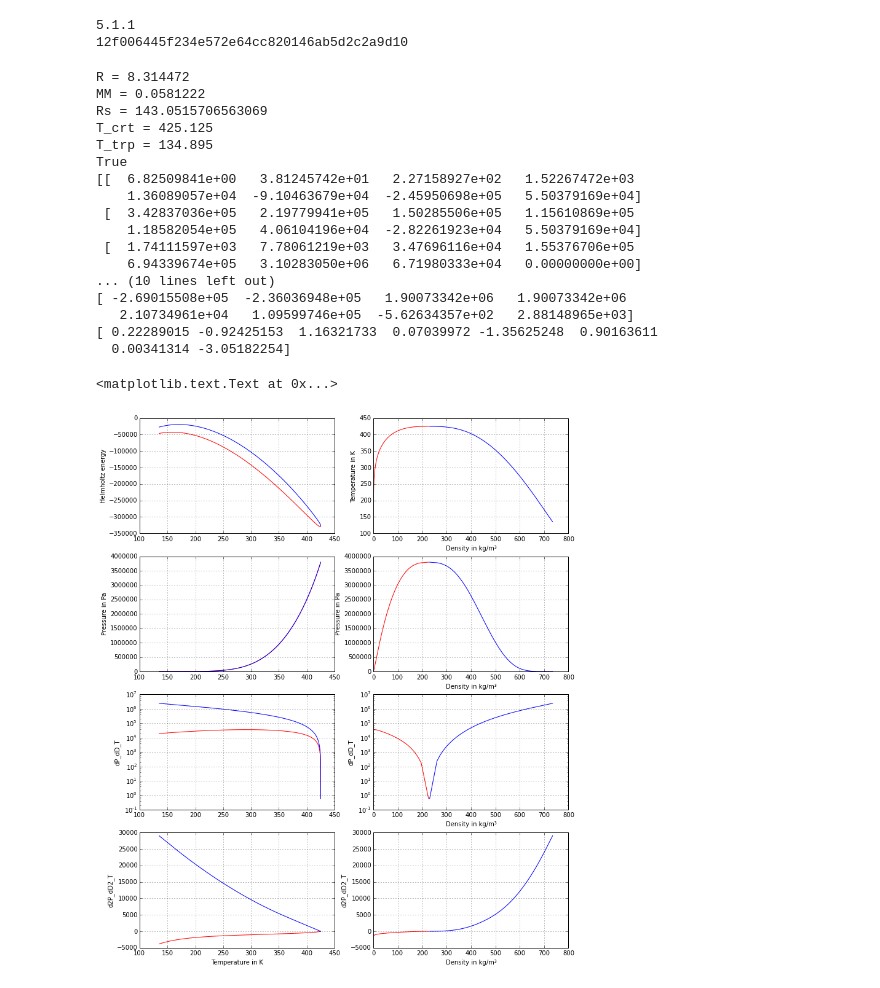
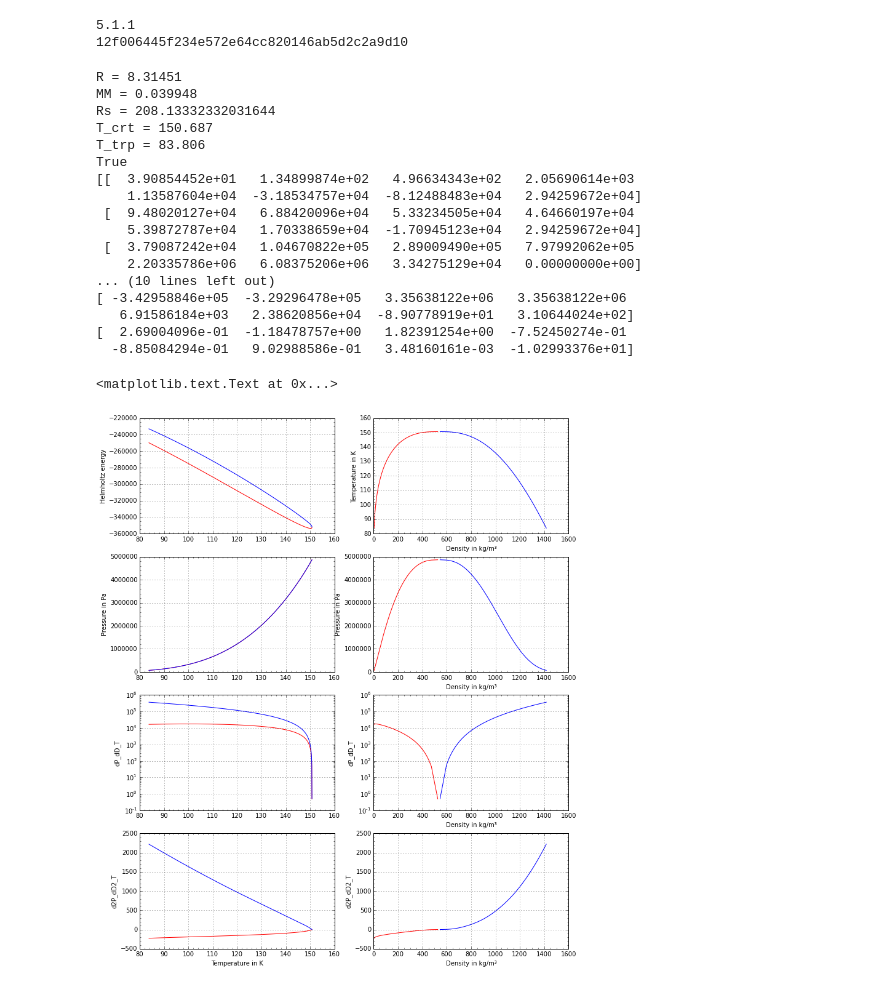
Before and after one commit to CoolProp/CoolProp, a Jupyter notebook: doc/notebooks/Maxwell_Loop.ipynb, the cells around one changed output. Drawn from its saved outputs; the diff is of its cells as text; code cells hidden in the pictures.

```diff
--- a/doc/notebooks/Maxwell_Loop.ipynb
+++ b/doc/notebooks/Maxwell_Loop.ipynb
@@ -35,7 +35,7 @@ width = 12.5
 # Calculation of the coefficients for the metastable region interpolation happens in this cell
 
 # Set FluidName
-FluidName = 'n-Butane'
+FluidName = 'Argon'
 nPoints = 1000
 # myIdx =620
 myIdx = int(nPoints-140)
@@ -53,6 +53,9 @@ d_crt = PropsSI('RHOMASS_CRITICAL',FluidName)
 v_crt = 1/d_crt
 d_trp_liq = PropsSI('D','T',T_trp,'Q',0,FluidName)
 d_trp_vap = PropsSI('D','T',T_trp,'Q',1,FluidName)
+u_crt = PropsSI('U','T',T_crt,'D',d_crt,FluidName)
+s_crt = PropsSI('S','T',T_crt,'D',d_crt,FluidName)
+f_crt = u_crt- T_crt*s_crt
 print("R = " + str(R))
 print("MM = " + str(MM))
 print("Rs = " + str(Rs))
@@ -70,6 +73,7 @@ v_vap = np.empty(nPoints)
 f_vap = np.empty(nPoints)
 dP_dD_T_vap = np.empty(nPoints)
 d2P_dD2_T_vap = np.empty(nPoints)
+d2P_dDdT_vap = np.empty(nPoints)
 # liq side
 delta_liq = np.empty(nPoints)
 tau_liq = np.empty(nPoints)
@@ -79,6 +83,7 @@ v_liq = np.empty(nPoints)
 f_liq = np.empty(nPoints)
 dP_dD_T_liq = np.empty(nPoints)
 d2P_dD2_T_liq = np.empty(nPoints)
+d2P_dDdT_liq = np.empty(nPoints)
 # metastable coeffs:
 AShape = (8,8)
 A = np.empty(AShape)
@@ -99,6 +104,7 @@ for idx in range(0,nPoints):
     #f_vap[idx] = HEOS.umass() - T_sat[idx]*HEOS.smass()
     dP_dD_T_vap[idx] = HEOS.first_partial_deriv(CP.iP, CP.iDmass, CP.iT)
     d2P_dD2_T_vap[idx] = HEOS.second_partial_deriv(CP.iP, CP.iDmass, CP.iT, CP.iDmass, CP.iT)
+    d2P_dDdT_vap[idx] = HEOS.second_partial_deriv(CP.iP, CP.iDmass, CP.iT, CP.iT, CP.iDmass)
 
     # AT the liq line
     HEOS.update(CP.QT_INPUTS, 0, T_sat[idx])
@@ -110,6 +116,7 @@ for idx in range(0,nPoints):
     # f_liq[idx] = HEOS.umass() - T_sat[idx]*HEOS.smass()
     dP_dD_T_liq[idx] = HEOS.first_partial_deriv(CP.iP, CP.iDmass, CP.iT)
     d2P_dD2_T_liq[idx] = HEOS.second_partial_deriv(CP.iP, CP.iDmass, CP.iT, CP.iDmass, CP.iT)
+    d2P_dDdT_liq[idx] = HEOS.second_partial_deriv(CP.iP, CP.iDmass, CP.iT, CP.iT, CP.iDmass)
 
     # calculate metastable coeffs by solving Ax=b
     A = np.array([[delta_vap[idx]**5/5, delta_vap[idx]**4/4, delta_vap[idx]**3/3, delta_vap[idx]**2/2, delta_vap[idx], log(delta_vap[idx]), -1/tau_vap[idx]/delta_vap[idx], 1/tau_vap[idx]],
@@ -131,23 +138,23 @@ for idx in range(0,nPoints):
         print(b)
         print(x[idx])
 # %% [output]
-R = 8.314472
-MM = 0.0581222
-Rs = 143.0515706563069
-T_crt = 425.125
-T_trp = 134.895
+R = 8.31451
+MM = 0.039948
+Rs = 208.13332332031644
+T_crt = 150.687
+T_trp = 83.806
 True
-[[  6.82509841e+00   3.81245742e+01   2.27158927e+02   1.52267472e+03
-    1.36089057e+04  -9.10463679e+04  -2.45950698e+05   5.50379169e+04]
- [  3.42837036e+05   2.19779941e+05   1.50285506e+05   1.15610869e+05
-    1.18582054e+05   4.06104196e+04  -2.82261923e+04   5.50379169e+04]
- [  1.74111597e+03   7.78061219e+03   3.47696116e+04   1.55376706e+05
-    6.94339674e+05   3.10283050e+06   6.71980333e+04   0.00000000e+00]
+[[  3.90854452e+01   1.34899874e+02   4.96634343e+02   2.05690614e+03
+    1.13587604e+04  -3.18534757e+04  -8.12488483e+04   2.94259672e+04]
+ [  9.48020127e+04   6.88420096e+04   5.33234505e+04   4.64660197e+04
+    5.39872787e+04   1.70338659e+04  -1.70945123e+04   2.94259672e+04]
+ [  3.79087242e+04   1.04670822e+05   2.89009490e+05   7.97992062e+05
+    2.20335786e+06   6.08375206e+06   3.34275129e+04   0.00000000e+00]
 ... (10 lines left out)
-[ -2.69015508e+05  -2.36036948e+05   1.90073342e+06   1.90073342e+06
-   2.10734961e+04   1.09599746e+05  -5.62634357e+02   2.88148965e+03]
-[ 0.22289015 -0.92425153  1.16321733  0.07039972 -1.35625248  0.90163611
-  0.00341314 -3.05182254]
+[ -3.42958846e+05  -3.29296478e+05   3.35638122e+06   3.35638122e+06
+   6.91586184e+03   2.38620856e+04  -8.90778919e+01   3.10644024e+02]
+[  2.69004096e-01  -1.18478757e+00   1.82391254e+00  -7.52450274e-01
+  -8.85084294e-01   9.02988586e-01   3.48160161e-03  -1.02993376e+01]
 # %%
 # Just some validation plots
 plt.figure(figsize=(width,width*4/2/golden))
@@ -156,12 +163,14 @@ plt.subplot(4,2,1)
 plt.plot(T_sat, f_vap, color='red')
 plt.plot(T_sat, f_liq, color='blue')
 plt.grid(b=True, linestyle=':')
+plt.minorticks_on()
 plt.ylabel('Helmholtz energy')
 
 plt.subplot(4,2,2)
 plt.plot(d_vap, T_sat, color='red')
 plt.plot(d_liq, T_sat, color='blue')
 plt.grid(b=True, linestyle=':')
+plt.minorticks_on()
 plt.xlabel('Density in kg/m³')
 plt.ylabel('Temperature in K')
 
@@ -169,46 +178,52 @@ plt.subplot(4,2,3)
 plt.plot(T_sat, p_vap, color='red')
 plt.plot(T_sat, p_liq, color='blue')
 plt.grid(b=True, linestyle=':')
+plt.minorticks_on()
 plt.ylabel('Pressure in Pa')
 
 plt.subplot(4,2,4)
 plt.plot(d_vap, p_vap, color='red')
 plt.plot(d_liq, p_liq, color='blue')
 plt.grid(b=True, linestyle=':')
+plt.minorticks_on()
 plt.xlabel('Density in kg/m³')
 plt.ylabel('Pressure in Pa')
 
 plt.subplot(4,2,5)
 plt.plot(T_sat, dP_dD_T_vap, color='red')
 plt.plot(T_sat, dP_dD_T_liq, color='blue')
 plt.grid(b=True, linestyle=':')
+plt.minorticks_on()
 plt.yscale('log')
 plt.ylabel('dP_dD_T')
 
 plt.subplot(4,2,6)
 plt.plot(d_vap, dP_dD_T_vap, color='red')
 plt.plot(d_liq, dP_dD_T_liq, color='blue')
 plt.grid(b=True, linestyle=':')
+plt.minorticks_on()
 plt.yscale('log')
 plt.xlabel('Density in kg/m³')
 plt.ylabel('dP_dD_T')
 
 plt.subplot(4,2,7)
 plt.plot(T_sat, d2P_dD2_T_vap, color='red')
 plt.plot(T_sat, d2P_dD2_T_liq, color='blue')
 plt.grid(b=True, linestyle=':')
+plt.minorticks_on()
 plt.ylabel('d2P_dD2_T')
 plt.xlabel('Temperature in K')
 
 plt.subplot(4,2,8)
 plt.plot(d_vap, d2P_dD2_T_vap, color='red')
 plt.plot(d_liq, d2P_dD2_T_liq, color='blue')
 plt.grid(b=True, linestyle=':')
+plt.minorticks_on()
 plt.xlabel('Density in kg/m³')
 plt.ylabel('d2P_dD2_T')
 # %% [output]
 <matplotlib.text.Text at 0x...>
-[figure, old version]
+[figure, new version]
 # %%
 # This cell is for plotting the Maxwell loops along one specified isotherm (chosen with myIdx)
 T_iso = T_sat[myIdx]
```
Also changed, not shown: parts of 3 cells of this notebook.
